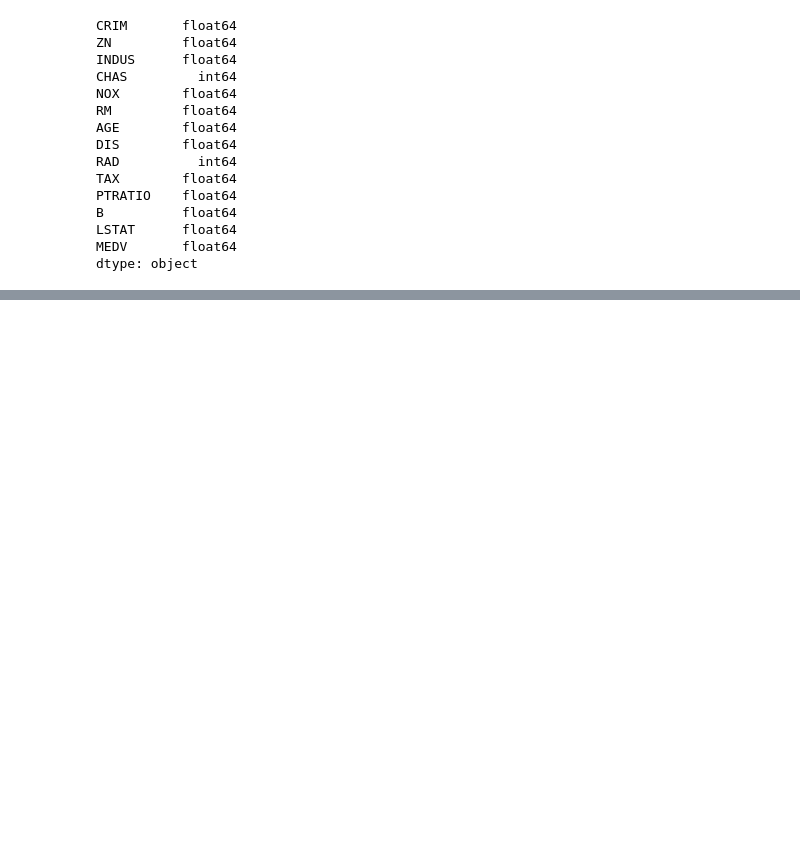
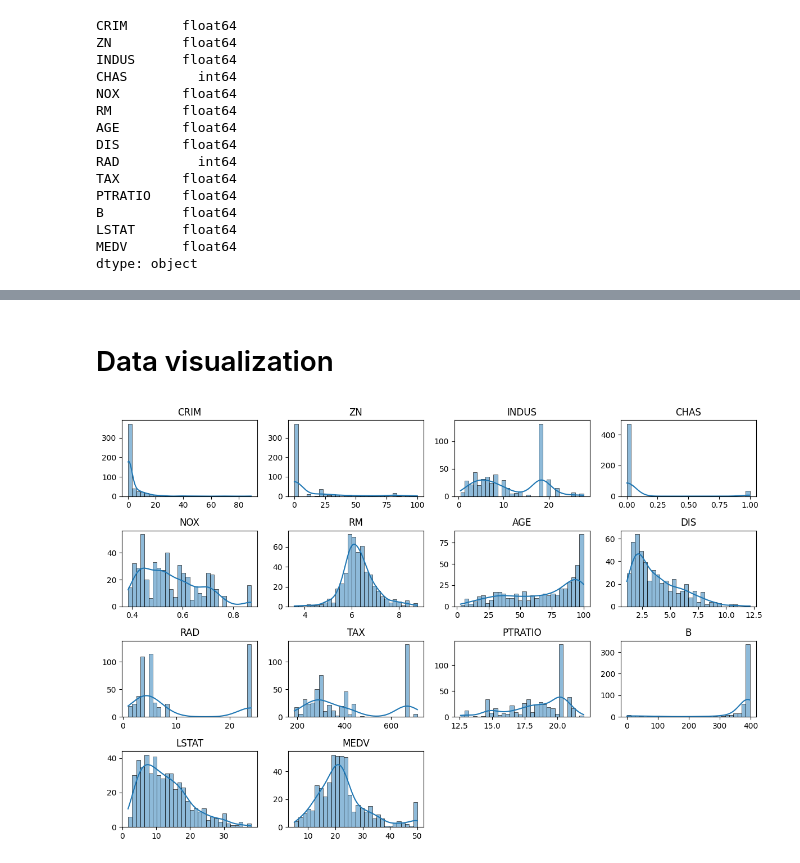
Before and after one commit to emonteiro27/data-boston-house-prices, a Jupyter notebook: boston-house-prices.ipynb, the cells around one changed output, grey strips where cells are left out. Drawn from its saved outputs; the diff is of its cells as text; code cells hidden in the pictures; blank space fills up the shorter version.

Commit message:
Plotted the distribution of all 14 features in a histplot

```diff
--- a/boston-house-prices.ipynb
+++ b/boston-house-prices.ipynb
@@ -110,0 +131,24 @@ df.describe()
+# %% [markdown]
+# Data visualization
+# %%
+plt.figure(figsize=(12, 8))
+
+# Define the number of rows and columns for subplots
+num_rows = 4
+num_cols = 4
+
+# Iterate through each feature and plot its distribution in a subplot
+for i, column in enumerate(df.columns):
+    plt.subplot(num_rows, num_cols, i + 1)
+    sns.histplot(data=df, x=column, kde=True, bins=30)
+    plt.title(column)
+    plt.xlabel('')
+    plt.ylabel('')
+
+# Adjust layout to avoid overlapping titles and labels
+plt.tight_layout()
+
+# Show the plot
+plt.show()
+# %% [output]
+[figure, added]
```
Also changed, not shown: parts of 1 cell of this notebook.
